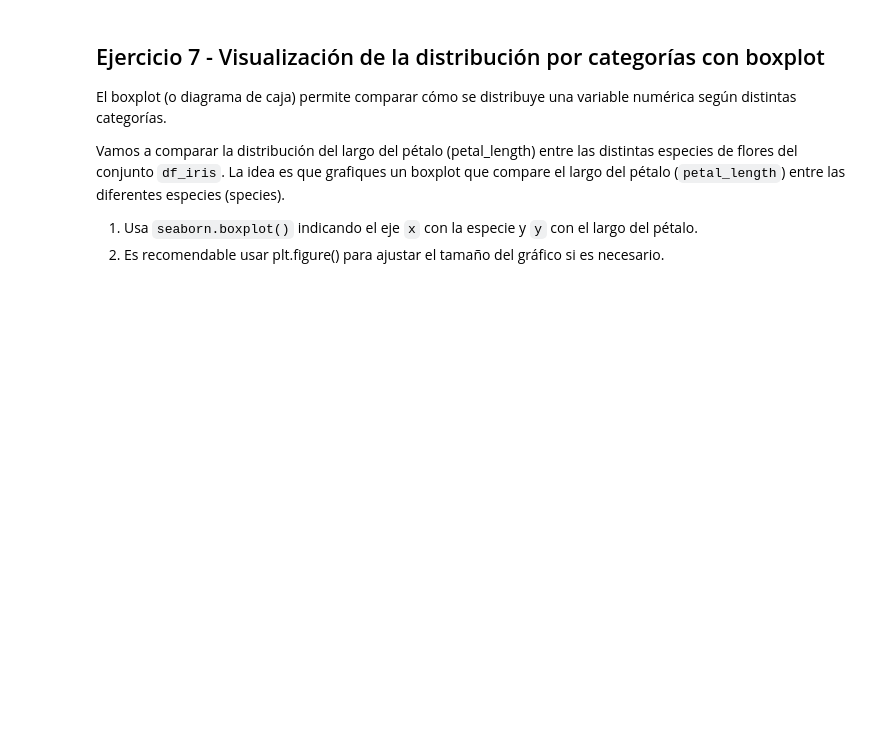
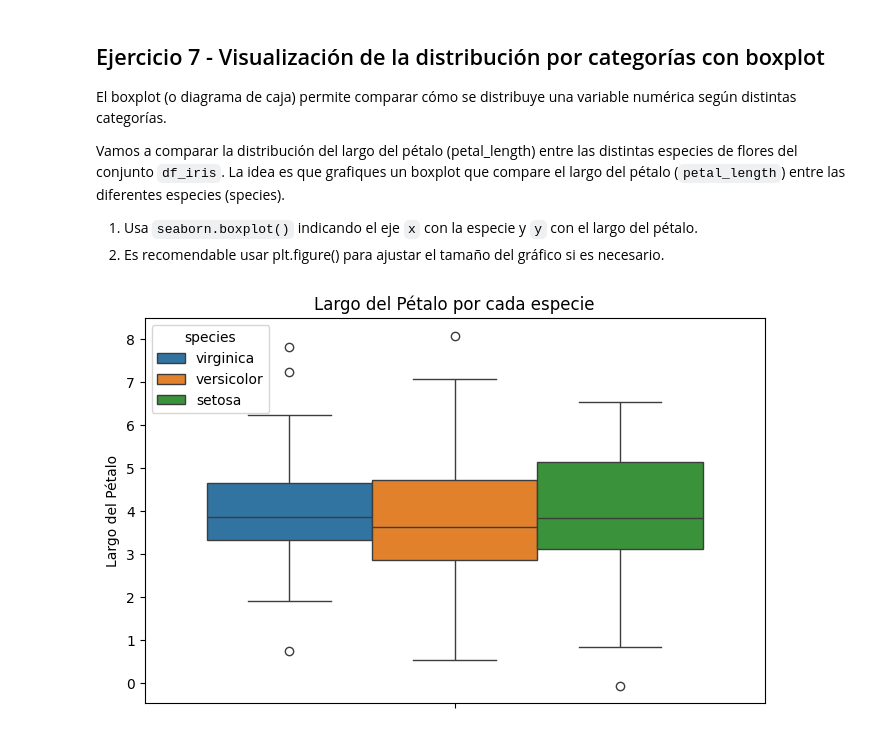
Before and after one commit to Davichobacter/visualization-exercises-with-matplot-and-seaborn, a Jupyter notebook: notebook/problems.es.ipynb, the cells around one changed output. Drawn from its saved outputs; the diff is of its cells as text; code cells hidden in the pictures; blank space fills up the shorter version.

```diff
--- a/notebook/problems.es.ipynb
+++ b/notebook/problems.es.ipynb
@@ -283,3 +290,10 @@ Vamos a comparar la distribución del largo del pétalo (petal_length) entre las
 2. Es recomendable usar plt.figure() para ajustar el tamaño del gráfico si es necesario.
 # %%
 # tu código
+plt.figure(figsize=(8, 5))
+sns.boxplot(data=df_iris, y='petal_length', hue='species' )
+plt.ylabel('Largo del Pétalo')
+plt.title('Largo del Pétalo por cada especie')
+plt.show()
+# %% [output]
+[figure, added]
```
Also changed, not shown: parts of 1 cell of this notebook.
